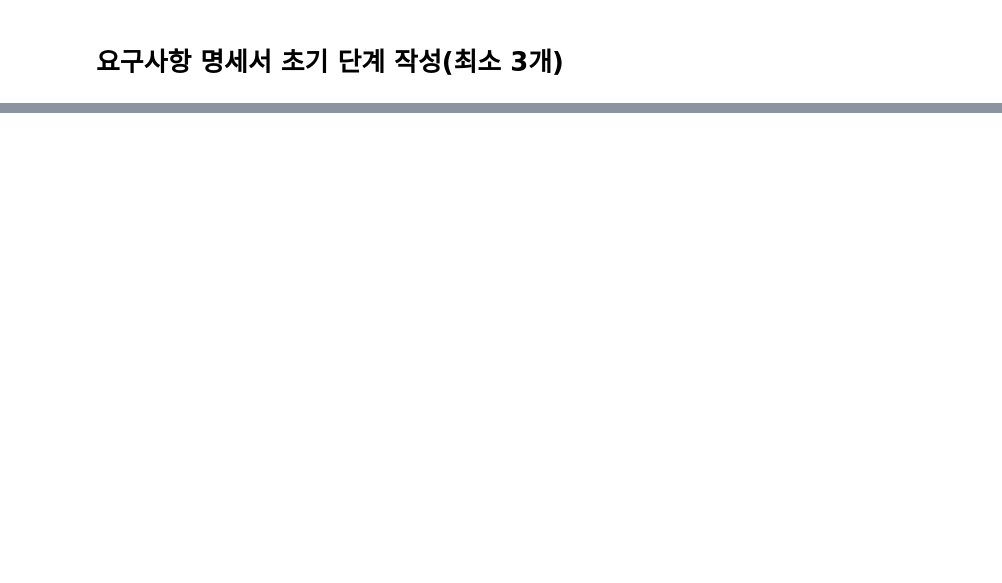
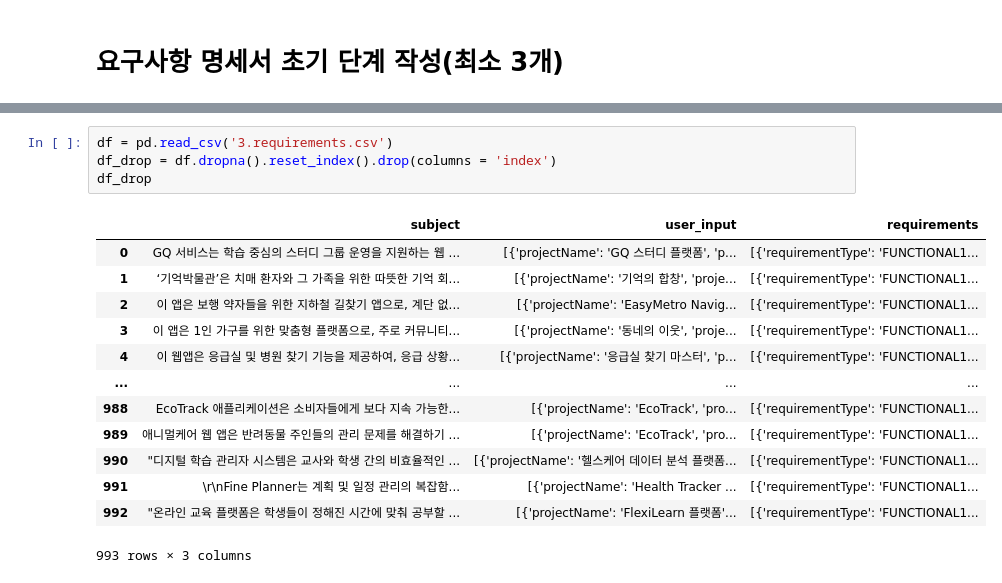
Before and after one commit to onxtorlo/HKtoss-backup-repo, a Jupyter notebook: Test Case/unsloth_finetuning/1.new_dataset_create.ipynb, the cells around one changed output, grey strips where cells are left out. Saved outputs shown, nothing was run; the diff lists cells and outputs as text; blank space fills up the shorter version.

```diff
--- a/Test Case/unsloth_finetuning/1.new_dataset_create.ipynb
+++ b/Test Case/unsloth_finetuning/1.new_dataset_create.ipynb
@@ -401,0 +453,18 @@ True
+# %%
+df = pd.read_csv('3.requirements.csv')
+df_drop = df.dropna().reset_index().drop(columns = 'index')
+df_drop
+# %% [output]
+|  | subject | user_input | requirements |
+| 0 | GQ 서비스는 학습 중심의 스터디 그룹 운영을 지원하는 웹 ... | [{'projectName': 'GQ 스터디 플랫폼', 'p... | [{'requirementType': 'FUNCTIONAL1... |
+| 1 | ‘기억박물관’은 치매 환자와 그 가족을 위한 따뜻한 기억 회... | [{'projectName': '기억의 합창', 'proje... | [{'requirementType': 'FUNCTIONAL1... |
+| 2 | 이 앱은 보행 약자들을 위한 지하철 길찾기 앱으로, 계단 없... | [{'projectName': 'EasyMetro Navig... | [{'requirementType': 'FUNCTIONAL1... |
+| 3 | 이 앱은 1인 가구를 위한 맞춤형 플랫폼으로, 주로 커뮤니티... | [{'projectName': '동네의 이웃', 'proje... | [{'requirementType': 'FUNCTIONAL1... |
+| 4 | 이 웹앱은 응급실 및 병원 찾기 기능을 제공하여, 응급 상황... | [{'projectName': '응급실 찾기 마스터', 'p... | [{'requirementType': 'FUNCTIONAL1... |
+| ... | ... | ... | ... |
+| 988 | EcoTrack 애플리케이션은 소비자들에게 보다 지속 가능한... | [{'projectName': 'EcoTrack', 'pro... | [{'requirementType': 'FUNCTIONAL1... |
+| 989 | 애니멀케어 웹 앱은 반려동물 주인들의 관리 문제를 해결하기 ... | [{'projectName': 'EcoTrack', 'pro... | [{'requirementType': 'FUNCTIONAL1... |
+| 990 | "디지털 학습 관리자 시스템은 교사와 학생 간의 비효율적인 ... | [{'projectName': '헬스케어 데이터 분석 플랫폼... | [{'requirementType': 'FUNCTIONAL1... |
+| 991 | \r\nFine Planner는 계획 및 일정 관리의 복잡함... | [{'projectName': 'Health Tracker ... | [{'requirementType': 'FUNCTIONAL1... |
+| 992 | "온라인 교육 플랫폼은 학생들이 정해진 시간에 맞춰 공부할 ... | [{'projectName': 'FlexiLearn 플랫폼'... | [{'requirementType': 'FUNCTIONAL1... |
+993 rows × 3 columns
```
Also changed, not shown: parts of 13 cells of this notebook, 14 other files.
